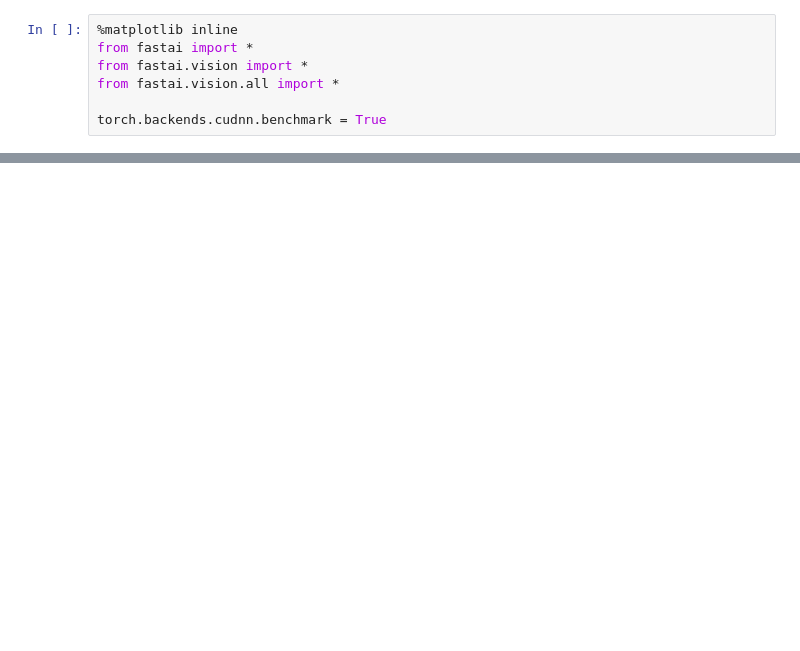
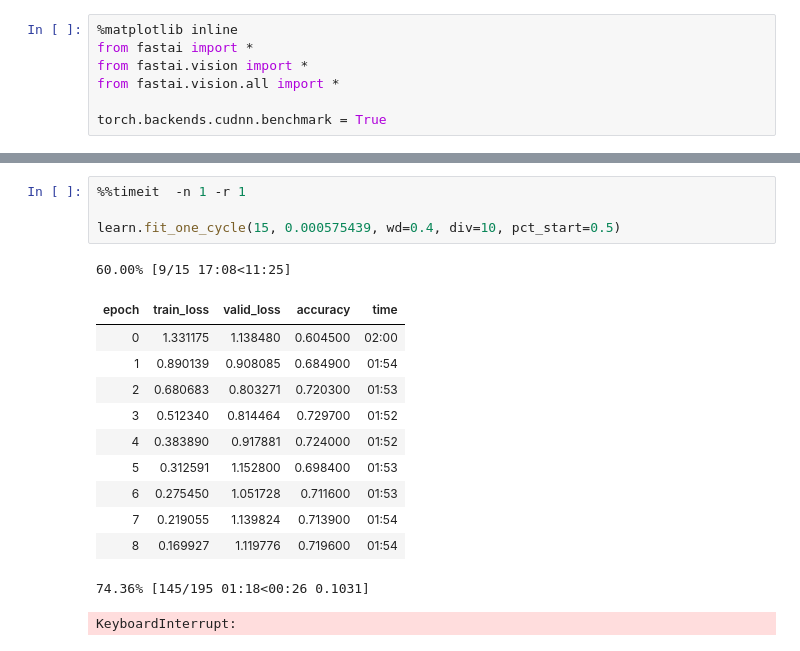
Before and after one commit to flyinacres/MacGemma, a Jupyter notebook: cifar10-MPS.ipynb, the cells around one changed output, grey strips where cells are left out. Saved outputs shown, nothing was run; the diff lists cells and outputs as text; blank space fills up the shorter version.

```diff
--- a/cifar10-MPS.ipynb
+++ b/cifar10-MPS.ipynb
@@ -45,0 +78,18 @@ torch.cuda.is_available()
+# %%
+%%timeit  -n 1 -r 1
+
+learn.fit_one_cycle(15, 0.000575439, wd=0.4, div=10, pct_start=0.5)
+# %% [output]
+60.00% [9/15 17:08<11:25]
+| epoch | train_loss | valid_loss | accuracy | time |
+| 0 | 1.331175 | 1.138480 | 0.604500 | 02:00 |
+| 1 | 0.890139 | 0.908085 | 0.684900 | 01:54 |
+| 2 | 0.680683 | 0.803271 | 0.720300 | 01:53 |
+| 3 | 0.512340 | 0.814464 | 0.729700 | 01:52 |
+| 4 | 0.383890 | 0.917881 | 0.724000 | 01:52 |
+| 5 | 0.312591 | 1.152800 | 0.698400 | 01:53 |
+| 6 | 0.275450 | 1.051728 | 0.711600 | 01:53 |
+| 7 | 0.219055 | 1.139824 | 0.713900 | 01:54 |
+| 8 | 0.169927 | 1.119776 | 0.719600 | 01:54 |
+74.36% [145/195 01:18<00:26 0.1031]
+KeyboardInterrupt:
```
Also changed, not shown: parts of 9 cells of this notebook.
